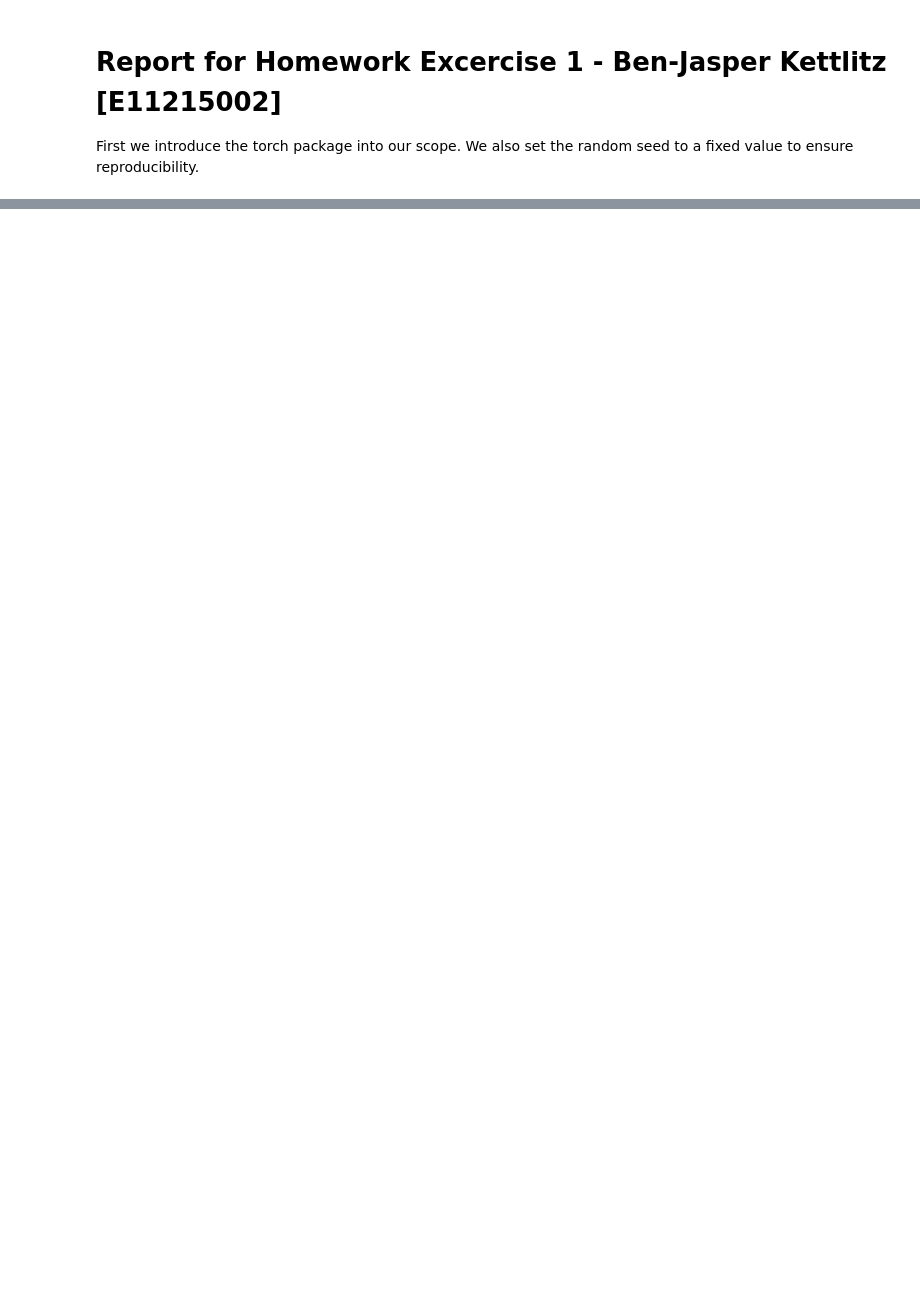
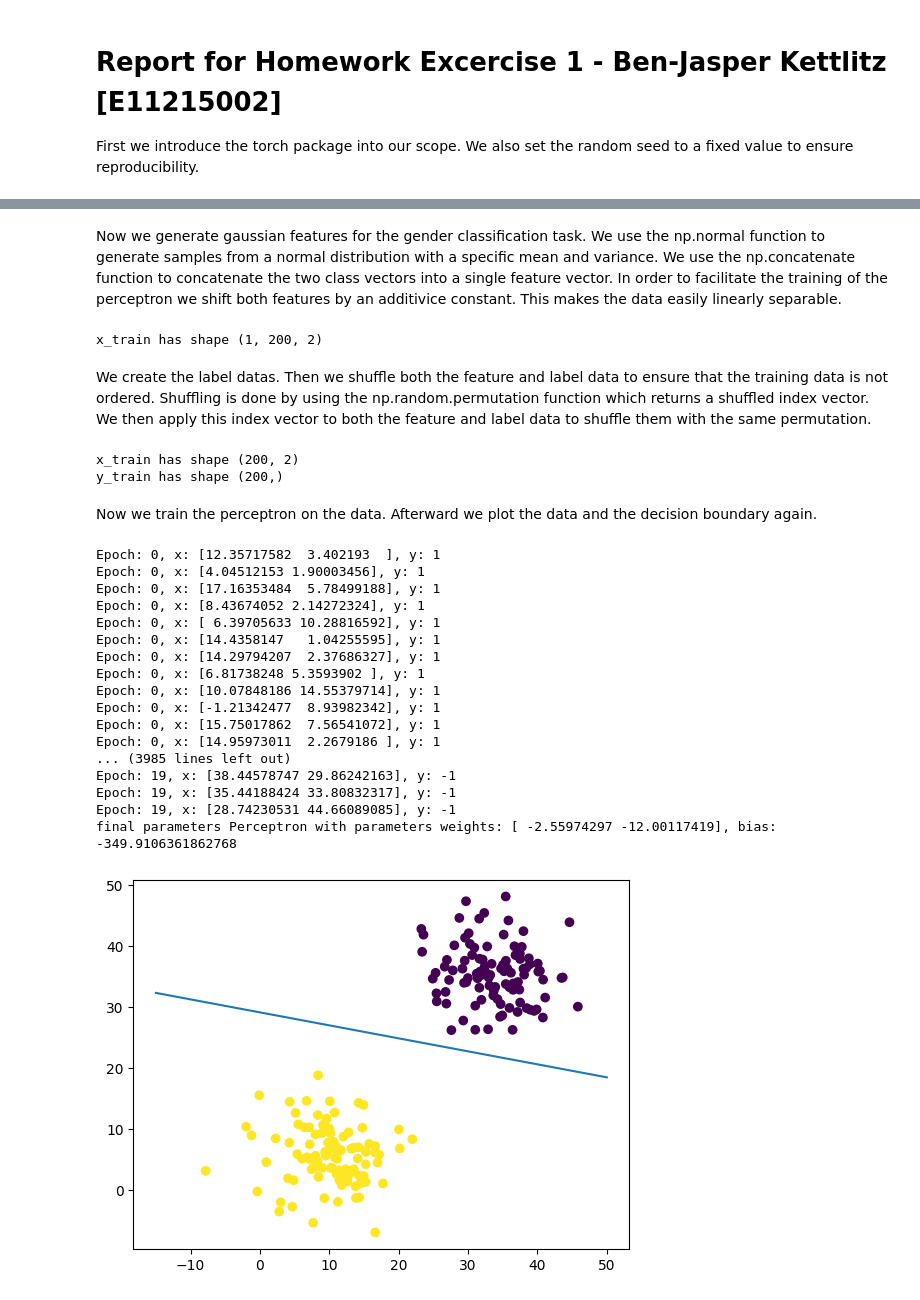
Before and after one commit to bjk2k/ic-ex4, a Jupyter notebook: experiment.ipynb, the cells around one changed output, grey strips where cells are left out. Cells and saved outputs as stored; diff of their text form; code cells hidden in the pictures; blank space fills up the shorter version.

```diff
--- a/experiment.ipynb
+++ b/experiment.ipynb
@@ -102,0 +186,78 @@ Epoch: 0, x: [-1  2], y: [1]
+# %% [markdown]
+Now we generate gaussian features for the gender classification task.
+We use the np.normal function to generate samples from a normal distribution with a specific mean and variance.
+We use the np.concatenate function to concatenate the two class vectors into a single feature vector.
+In order to facilitate the training of the perceptron we shift both features by an additivice constant.
+This makes the data easily linearly separable.
+# %%
+# get two similiar random distribution
+diff = 20
+voice_m = np.random.normal(10, 5, 100)
+voice_f = np.random.normal(14+diff, 5, 100)
+
+hair_m = np.random.normal(5, 5, 100)
+hair_f = np.random.normal(15+diff, 5, 100)
+
+male_features = np.dstack((voice_m, hair_m))
+female_features = np.dstack((voice_f, hair_f))
+
+x_train = np.concatenate([male_features, female_features], axis=1)
+
+print(f"x_train has shape {x_train.shape}")
+# %% [output]
+x_train has shape (1, 200, 2)
+# %% [markdown]
+
+We create the label datas. Then we shuffle both the feature and label data to ensure that the training data is not ordered.
+Shuffling is done by using the np.random.permutation function which returns a shuffled index vector.
+We then apply this index vector to both the feature and label data to shuffle them with the same permutation.
+# %%
+# create labels
+label_male = np.array([[1]*100])
+label_female = np.array([[-1]*100])
+y_train = np.concatenate([label_male, label_female], axis=1)
+
+# shuffle both datasets in the same order
+p = np.random.permutation(len(x_train))
+x_train = x_train[p][0]
+y_train = y_train[p][0]
+print(f"x_train has shape {x_train.shape}")
+print(f"y_train has shape {y_train.shape}")
+# %% [output]
+x_train has shape (200, 2)
+y_train has shape (200,)
+# %% [markdown]
+Now we train the perceptron on the data. Afterward we plot the data and the decision boundary again.
+# %%
+perceptron = SinglePerceptron()
+
+perceptron.train(x_train, y_train, epochs=20)
+print(f"final parameters {perceptron}")
+plt.scatter(x_train[:,0], x_train[:,1], c=y_train)
+x = np.linspace(-15,50,100)
+
+def decision_boundary(x):
+    return -perceptron.weights[0]/perceptron.weights[1] * x + perceptron.bias/perceptron.weights[1]
+
+y = decision_boundary(x)
+plt.plot(x,y)
+plt.show()
+# %% [output]
+Epoch: 0, x: [12.35717582  3.402193  ], y: 1
+Epoch: 0, x: [4.04512153 1.90003456], y: 1
+Epoch: 0, x: [17.16353484  5.78499188], y: 1
+Epoch: 0, x: [8.43674052 2.14272324], y: 1
+Epoch: 0, x: [ 6.39705633 10.28816592], y: 1
+Epoch: 0, x: [14.4358147   1.04255595], y: 1
+Epoch: 0, x: [14.29794207  2.37686327], y: 1
+Epoch: 0, x: [6.81738248 5.3593902 ], y: 1
+Epoch: 0, x: [10.07848186 14.55379714], y: 1
+Epoch: 0, x: [-1.21342477  8.93982342], y: 1
+Epoch: 0, x: [15.75017862  7.56541072], y: 1
+Epoch: 0, x: [14.95973011  2.2679186 ], y: 1
+... (3985 lines left out)
+Epoch: 19, x: [38.44578747 29.86242163], y: -1
+Epoch: 19, x: [35.44188424 33.80832317], y: -1
+Epoch: 19, x: [28.74230531 44.66089085], y: -1
+final parameters Perceptron with parameters weights: [ -2.55974297 -12.00117419], bias: -349.9106361862768
+[figure, added]
```
Also changed, not shown: parts of 7 cells of this notebook.
